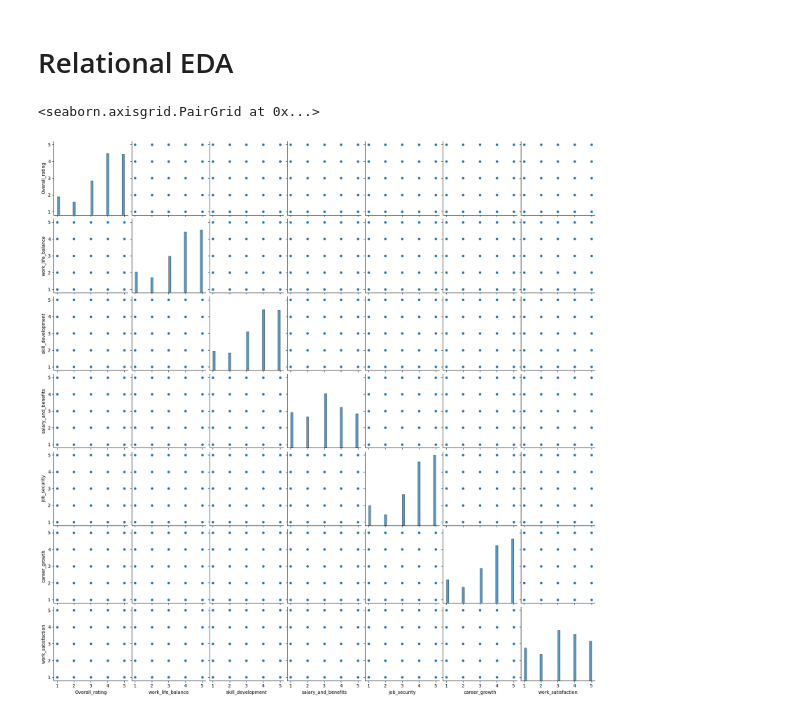
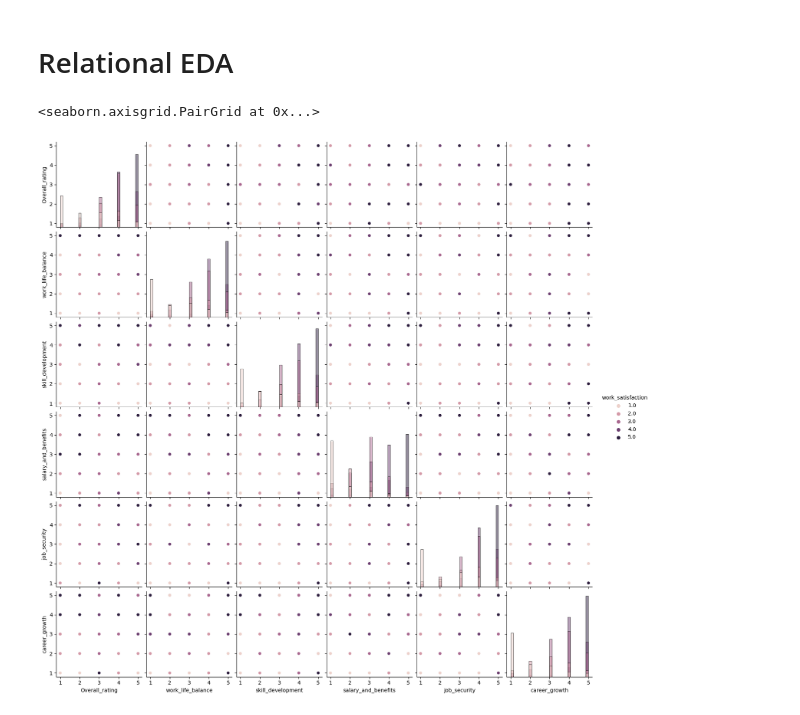
Before and after one commit to Soha85/Soha85, a Jupyter notebook: employees-satisfaction.ipynb, the cells around one changed output. Saved outputs shown, nothing was run; the diff lists cells and outputs as text; code cells hidden in the pictures.

Commit message:
Kaggle Notebook | Employees Satisfaction | Version 3

```diff
--- a/employees-satisfaction.ipynb
+++ b/employees-satisfaction.ipynb
@@ -147,8 +149,7 @@ Name: count, dtype: int64
 # %% [markdown]
 # Relational EDA
 # %%
-import seaborn as sns
-sns.pairplot(df[['Overall_rating','work_life_balance','skill_development','salary_and_benefits','job_security','career_growth','work_satisfaction']])
+sns.pairplot(df[['Overall_rating','work_life_balance','skill_development','salary_and_benefits','job_security','career_growth','work_satisfaction']],hue='work_satisfaction',diag_kind="hist")
 # %% [output]
 <seaborn.axisgrid.PairGrid at 0x...>
-[figure, old version]
+[figure, new version]
```
Also changed, not shown: parts of 10 cells of this notebook.
